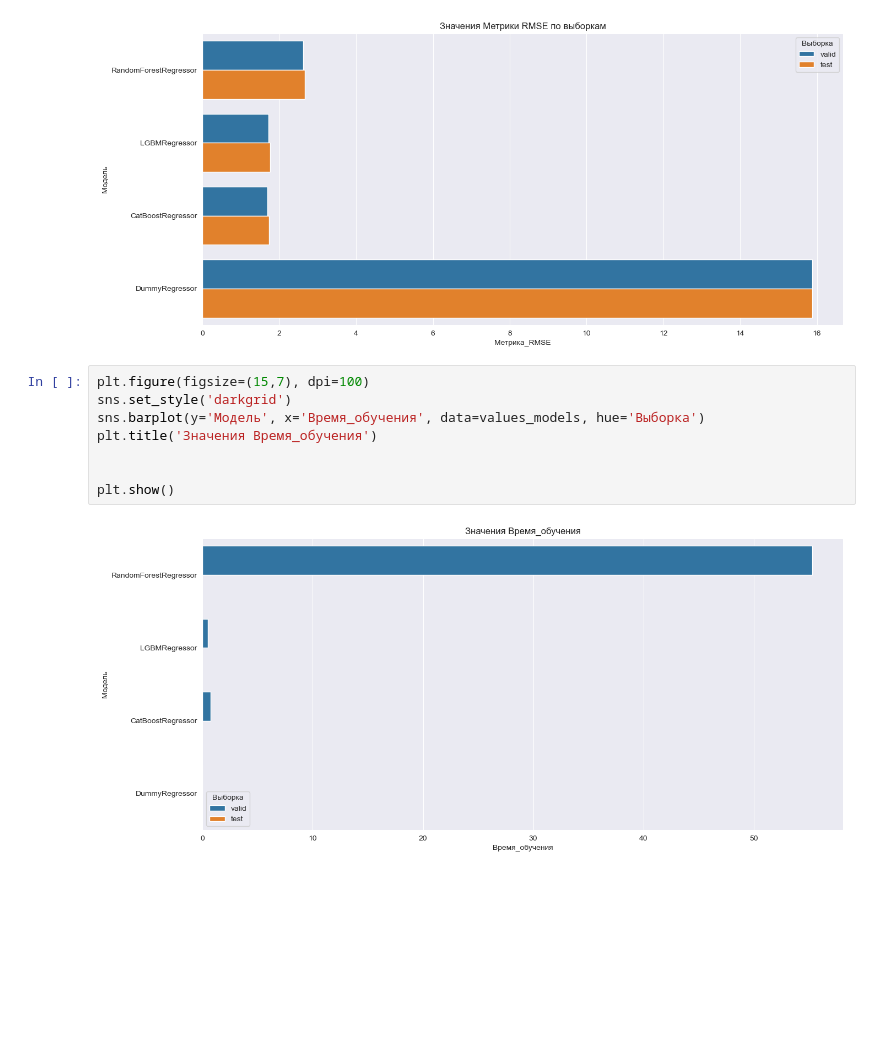
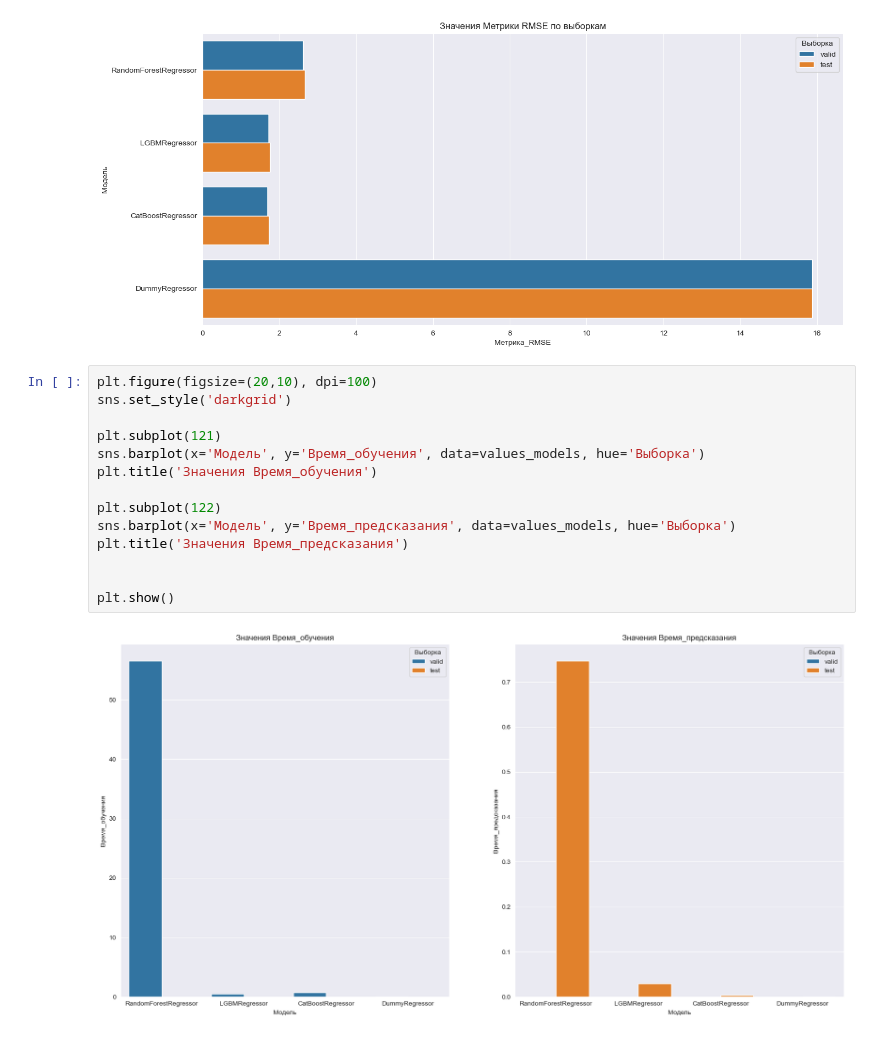
Before and after one commit to KonstantinKosinskii/my_works, a Jupyter notebook: RZD_satisfaction/Project_CBR_RZD.ipynb, the cells around one changed output. Cells and saved outputs as stored; diff of their text form; blank space fills up the shorter version.

```diff
--- a/Temporary/CBR.ipynb
+++ b/RZD_satisfaction/Project_CBR_RZD.ipynb
@@ -1656,12 +1691,18 @@ plt.show()
 # %% [output]
 [figure]
 # %%
-plt.figure(figsize=(15,7), dpi=100)
+plt.figure(figsize=(20,10), dpi=100)
 sns.set_style('darkgrid')
-sns.barplot(y='Модель', x='Время_обучения', data=values_models, hue='Выборка')
+
+plt.subplot(121)
+sns.barplot(x='Модель', y='Время_обучения', data=values_models, hue='Выборка')
 plt.title('Значения Время_обучения')
+
+plt.subplot(122)
+sns.barplot(x='Модель', y='Время_предсказания', data=values_models, hue='Выборка')
+plt.title('Значения Время_предсказания')
 
 
 plt.show()
 # %% [output]
-[figure, old version]
+[figure, new version]
```
Also changed, not shown: parts of 107 cells of this notebook, 2 other files.
